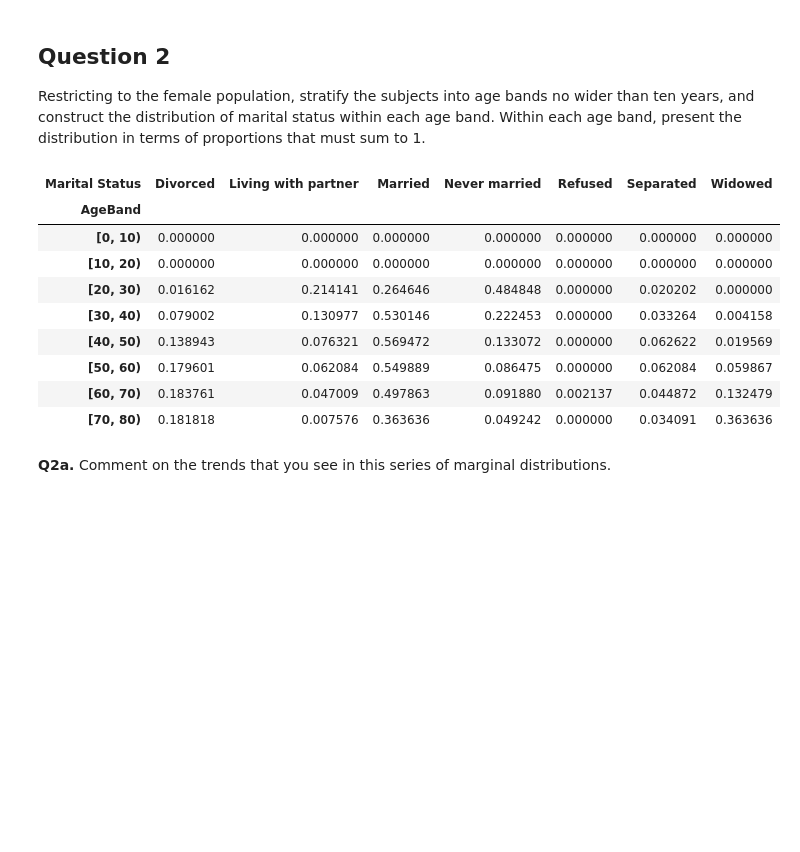
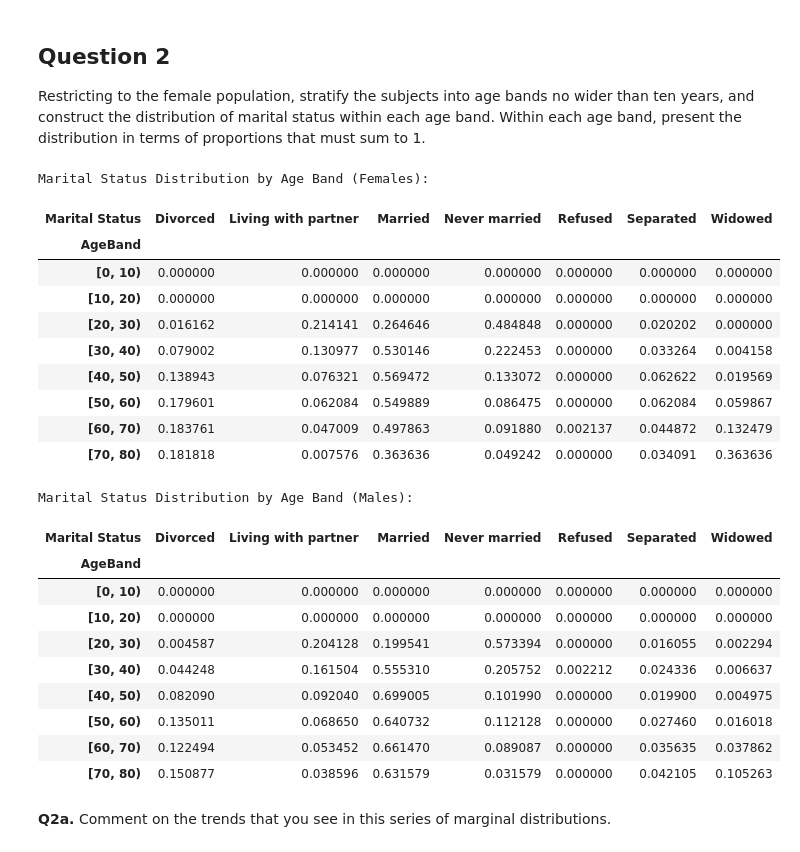
Before and after one commit to emirmaciastec/MEM_M-todos_estadisticos, a Jupyter notebook: lab2_4_nhanes_univariate_practice_HW2.ipynb, the cells around one changed output. Drawn from its saved outputs; the diff is of its cells as text; code cells hidden in the pictures; blank space fills up the shorter version.

```diff
--- a/lab2_4_nhanes_univariate_practice_HW2.ipynb
+++ b/lab2_4_nhanes_univariate_practice_HW2.ipynb
@@ -146,28 +146,55 @@ Restricting to the female population, stratify the subjects into age bands no wi
 # %%
 # Restrict to the female population
 female_data = da[da['RIAGENDR'] == 2].copy()
 
 # Create age bands (no wider than 10 years)
 # Using cut to create bins for age
 age_bins = range(0, female_data['RIDAGEYR'].max() + 10, 10)
 female_data['AgeBand'] = pd.cut(female_data['RIDAGEYR'], bins=age_bins, right=False)
 
 # Construct the distribution of marital status within each age band as proportions
-marital_status_by_age_band = female_data.groupby('AgeBand', observed=False)['Marital Status'].value_counts(normalize=True).unstack()
+marital_status_by_age_band_female = female_data.groupby('AgeBand', observed=False)['Marital Status'].value_counts(normalize=True).unstack()
 
-# Display the results
-display(marital_status_by_age_band)
+# Display the results for females
+print("Marital Status Distribution by Age Band (Females):")
+display(marital_status_by_age_band_female)
+
+# Restrict to the male population
+male_data = da[da['RIAGENDR'] == 1].copy()
+
+# Create age bands (no wider than 10 years)
+age_bins = range(0, male_data['RIDAGEYR'].max() + 10, 10)
+male_data['AgeBand'] = pd.cut(male_data['RIDAGEYR'], bins=age_bins, right=False)
+
+# Construct the distribution of marital status within each age band as proportions
+marital_status_by_age_band_male = male_data.groupby('AgeBand', observed=False)['Marital Status'].value_counts(normalize=True).unstack()
+
+# Display the results for males
+print("\nMarital Status Distribution by Age Band (Males):")
+display(marital_status_by_age_band_male)
 # %% [output]
+Marital Status Distribution by Age Band (Females):
 | Marital Status | Divorced | Living with partner | Married | Never married | Refused | Separated | Widowed |
 | AgeBand |  |  |  |  |  |  |  |
 | [0, 10) | 0.000000 | 0.000000 | 0.000000 | 0.000000 | 0.000000 | 0.000000 | 0.000000 |
 | [10, 20) | 0.000000 | 0.000000 | 0.000000 | 0.000000 | 0.000000 | 0.000000 | 0.000000 |
 | [20, 30) | 0.016162 | 0.214141 | 0.264646 | 0.484848 | 0.000000 | 0.020202 | 0.000000 |
 | [30, 40) | 0.079002 | 0.130977 | 0.530146 | 0.222453 | 0.000000 | 0.033264 | 0.004158 |
 | [40, 50) | 0.138943 | 0.076321 | 0.569472 | 0.133072 | 0.000000 | 0.062622 | 0.019569 |
 | [50, 60) | 0.179601 | 0.062084 | 0.549889 | 0.086475 | 0.000000 | 0.062084 | 0.059867 |
 | [60, 70) | 0.183761 | 0.047009 | 0.497863 | 0.091880 | 0.002137 | 0.044872 | 0.132479 |
 | [70, 80) | 0.181818 | 0.007576 | 0.363636 | 0.049242 | 0.000000 | 0.034091 | 0.363636 |
+Marital Status Distribution by Age Band (Males):
+| Marital Status | Divorced | Living with partner | Married | Never married | Refused | Separated | Widowed |
+| AgeBand |  |  |  |  |  |  |  |
+| [0, 10) | 0.000000 | 0.000000 | 0.000000 | 0.000000 | 0.000000 | 0.000000 | 0.000000 |
+| [10, 20) | 0.000000 | 0.000000 | 0.000000 | 0.000000 | 0.000000 | 0.000000 | 0.000000 |
+| [20, 30) | 0.004587 | 0.204128 | 0.199541 | 0.573394 | 0.000000 | 0.016055 | 0.002294 |
+| [30, 40) | 0.044248 | 0.161504 | 0.555310 | 0.205752 | 0.002212 | 0.024336 | 0.006637 |
+| [40, 50) | 0.082090 | 0.092040 | 0.699005 | 0.101990 | 0.000000 | 0.019900 | 0.004975 |
+| [50, 60) | 0.135011 | 0.068650 | 0.640732 | 0.112128 | 0.000000 | 0.027460 | 0.016018 |
+| [60, 70) | 0.122494 | 0.053452 | 0.661470 | 0.089087 | 0.000000 | 0.035635 | 0.037862 |
+| [70, 80) | 0.150877 | 0.038596 | 0.631579 | 0.031579 | 0.000000 | 0.042105 | 0.105263 |
 # %% [markdown]
 __Q2a.__ Comment on the trends that you see in this series of marginal distributions.
 # %% [markdown]
```
Also changed, not shown: parts of 2 cells of this notebook.
